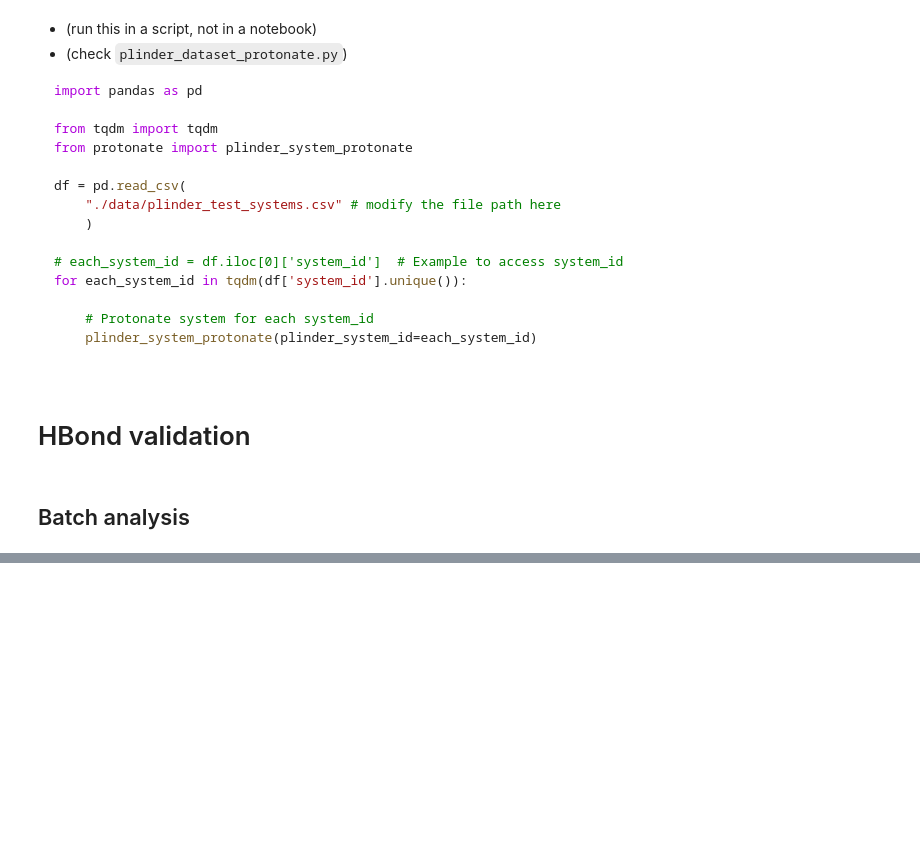
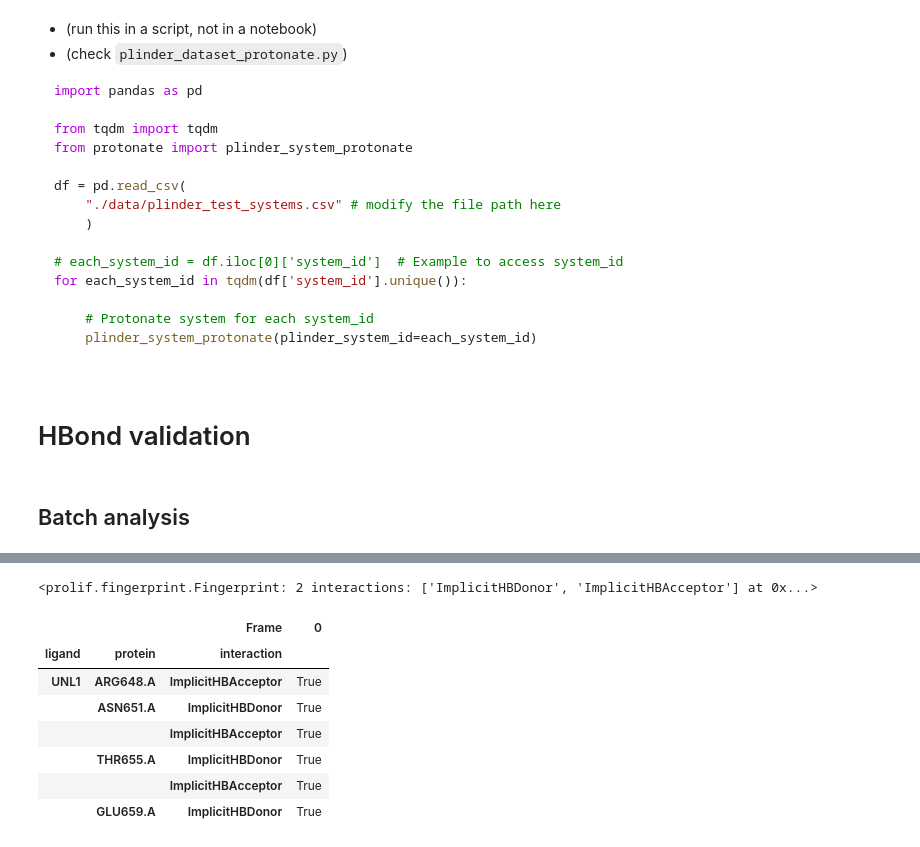
Before and after one commit to yuyuan871111/GSoC2025_Hbond_PM, a Jupyter notebook: validation/plinder_dataset_test.ipynb, the cells around one changed output, grey strips where cells are left out. Drawn from its saved outputs; the diff is of its cells as text; code cells hidden in the pictures; blank space fills up the shorter version.

```diff
--- a/validation/plinder_dataset_test.ipynb
+++ b/validation/plinder_dataset_test.ipynb
@@ -178,0 +297,30 @@ print("Tanimoto coefficients:", np.mean(tm_coefs))  # noqa: T201
+# %%
+from prolif import Molecule
+from prolif.io.protein_helper import ProteinHelper
+from rdkit import Chem
+
+protein_helper = ProteinHelper(
+    templates={
+        "ACE": {"SMILES": "CC=O"},
+    }
+)
+
+test_case_dir = f"{cfg.data.plinder_dir}/protonated_systems/{plinder_system_id}"
+ligand_sdf = f"{test_case_dir}/{ligand_instance_chain}_protonated.sdf"
+
+protein_mol = protein_helper.standardize_protein(
+    Molecule.from_rdkit(
+        Chem.MolFromPDBFile(
+            f"{test_case_dir}/receptor_protonated.pdb",
+            sanitize=False,
+            removeHs=False,
+            proximityBonding=True,
+        )
+    )
+)
+ligand = plf.sdf_supplier(ligand_sdf)[0]
+
+ligand_i = Molecule.from_rdkit(Chem.RemoveAllHs(ligand))
+protein_mol_i = protein_helper.standardize_protein(
+    Molecule.from_rdkit(Chem.RemoveAllHs(protein_mol, sanitize=False))
+)
@@ -178,0 +367,22 @@ print("Tanimoto coefficients:", np.mean(tm_coefs))  # noqa: T201
+# %%
+fp_i = plf.Fingerprint(
+    interactions=["ImplicitHBDonor", "ImplicitHBAcceptor"],
+    parameters={
+        "ImplicitHBDonor": {"tolerance_dev_daa": 90, "tolerance_dev_dpa": 90},
+        "ImplicitHBAcceptor": {"tolerance_dev_daa": 90, "tolerance_dev_dpa": 90},
+    },
+)
+fp_i.run_from_iterable([ligand_i], protein_mol_i)
+# %% [output]
+<prolif.fingerprint.Fingerprint: 2 interactions: ['ImplicitHBDonor', 'ImplicitHBAcceptor'] at 0x...>
+# %%
+fp_i.to_dataframe().T
+# %% [output]
+|  |  | Frame | 0 |
+| ligand | protein | interaction |  |
+| UNL1 | ARG648.A | ImplicitHBAcceptor | True |
+|  | ASN651.A | ImplicitHBDonor | True |
+|  |  | ImplicitHBAcceptor | True |
+|  | THR655.A | ImplicitHBDonor | True |
+|  |  | ImplicitHBAcceptor | True |
+|  | GLU659.A | ImplicitHBDonor | True |
```
Also changed, not shown: parts of 18 cells of this notebook, 5 other files.
